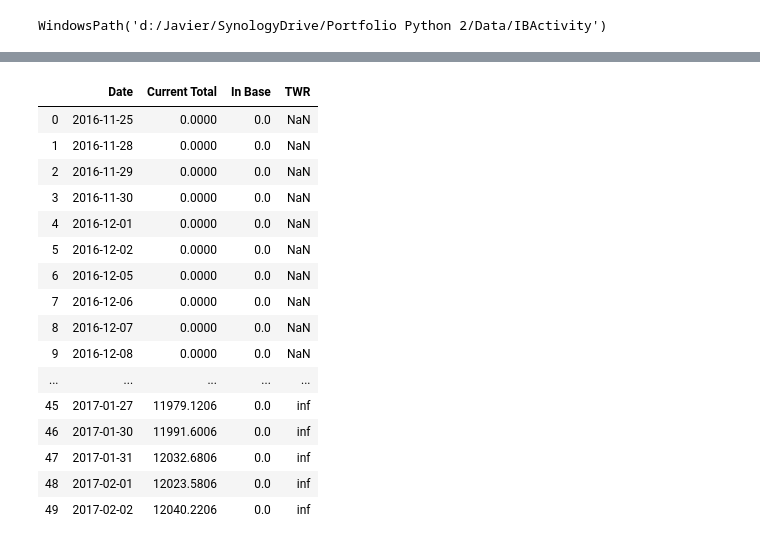
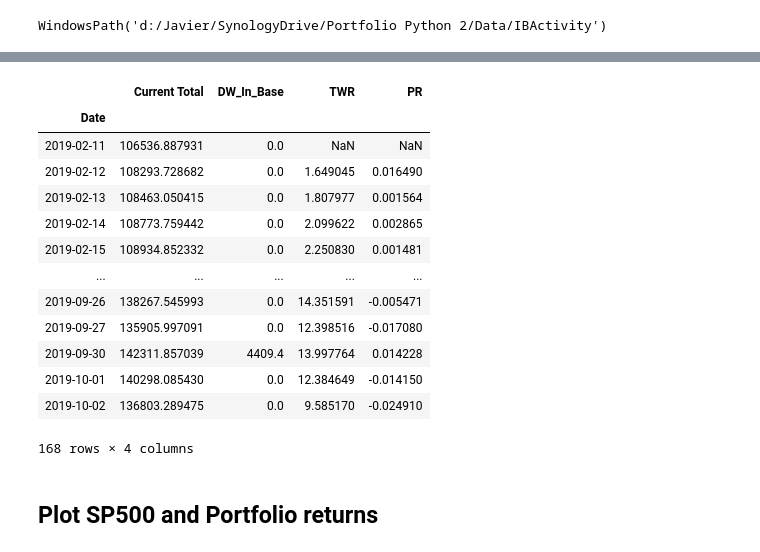
Before and after one commit to gurami000/oma, a Jupyter notebook: Code/sp500.ipynb, the cells around one changed output, grey strips where cells are left out. Saved outputs shown, nothing was run; the diff lists cells and outputs as text; code cells hidden in the pictures.

```diff
--- a/Code/sp500.ipynb
+++ b/Code/sp500.ipynb
@@ -55,7 +98,7 @@ pv['Current Total'] = pv['Current Total'].astype(float)
 #pv.set_index('Date')
 # %%
-dw = pd.read_csv(tables/'tables_deposits_and_withdrawals.csv')
-dw['In Base'] = dw['In Base'].astype(float)
-#dw.set_index('Date', inplace=True)
-dw.drop(columns= ['Currency','Settle Date','Description','Amount'], inplace=True)
-dw
+dw = pd.read_csv(tables/'tables_DW_In_Base.csv')
+dw['DW_In_Base'] = dw['DW_In_Base'].astype(float)
+dw['Date'] =  pd.to_datetime(dw['Date'])
+dw.set_index('Date', inplace=True)
+#dw.drop(columns= ['Currency','Settle Date','Description','Amount'], inplace=True)
@@ -80,24 +105,3 @@ dw
 # %%
 pv = pv.merge(dw, left_on='Date', right_on='Date', how='left')
 pv.fillna(0, inplace=True)
-# %%
-pv['TWR'] = calculateTWR(pv['Current Total'],pv['In Base'])
-pv.head(50)
-# %% [output]
-|  | Date | Current Total | In Base | TWR |
-| 0 | 2016-11-25 | 0.0000 | 0.0 | NaN |
-| 1 | 2016-11-28 | 0.0000 | 0.0 | NaN |
-| 2 | 2016-11-29 | 0.0000 | 0.0 | NaN |
-| 3 | 2016-11-30 | 0.0000 | 0.0 | NaN |
-| 4 | 2016-12-01 | 0.0000 | 0.0 | NaN |
-| 5 | 2016-12-02 | 0.0000 | 0.0 | NaN |
-| 6 | 2016-12-05 | 0.0000 | 0.0 | NaN |
-| 7 | 2016-12-06 | 0.0000 | 0.0 | NaN |
-| 8 | 2016-12-07 | 0.0000 | 0.0 | NaN |
-| 9 | 2016-12-08 | 0.0000 | 0.0 | NaN |
-| ... | ... | ... | ... | ... |
-| 45 | 2017-01-27 | 11979.1206 | 0.0 | inf |
-| 46 | 2017-01-30 | 11991.6006 | 0.0 | inf |
-| 47 | 2017-01-31 | 12032.6806 | 0.0 | inf |
-| 48 | 2017-02-01 | 12023.5806 | 0.0 | inf |
-| 49 | 2017-02-02 | 12040.2206 | 0.0 | inf |
@@ -103,0 +121,20 @@ pv.head(50)
+# %%
+# Portfolio
+pv
+# %% [output]
+|  | Current Total | DW_In_Base | TWR | PR |
+| Date |  |  |  |  |
+| 2019-02-11 | 106536.887931 | 0.0 | NaN | NaN |
+| 2019-02-12 | 108293.728682 | 0.0 | 1.649045 | 0.016490 |
+| 2019-02-13 | 108463.050415 | 0.0 | 1.807977 | 0.001564 |
+| 2019-02-14 | 108773.759442 | 0.0 | 2.099622 | 0.002865 |
+| 2019-02-15 | 108934.852332 | 0.0 | 2.250830 | 0.001481 |
+| ... | ... | ... | ... | ... |
+| 2019-09-26 | 138267.545993 | 0.0 | 14.351591 | -0.005471 |
+| 2019-09-27 | 135905.997091 | 0.0 | 12.398516 | -0.017080 |
+| 2019-09-30 | 142311.857039 | 4409.4 | 13.997764 | 0.014228 |
+| 2019-10-01 | 140298.085430 | 0.0 | 12.384649 | -0.014150 |
+| 2019-10-02 | 136803.289475 | 0.0 | 9.585170 | -0.024910 |
+168 rows × 4 columns
+# %% [markdown]
+## Plot SP500 and Portfolio returns
```
Also changed, not shown: parts of 36 cells of this notebook, 1 other file.
